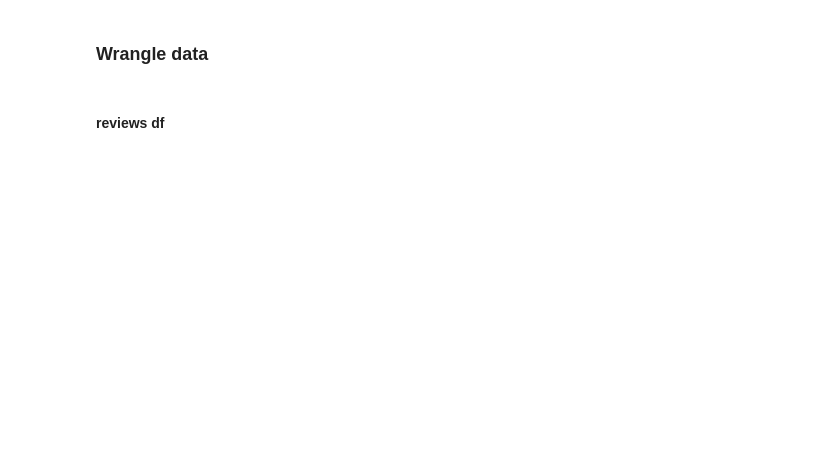
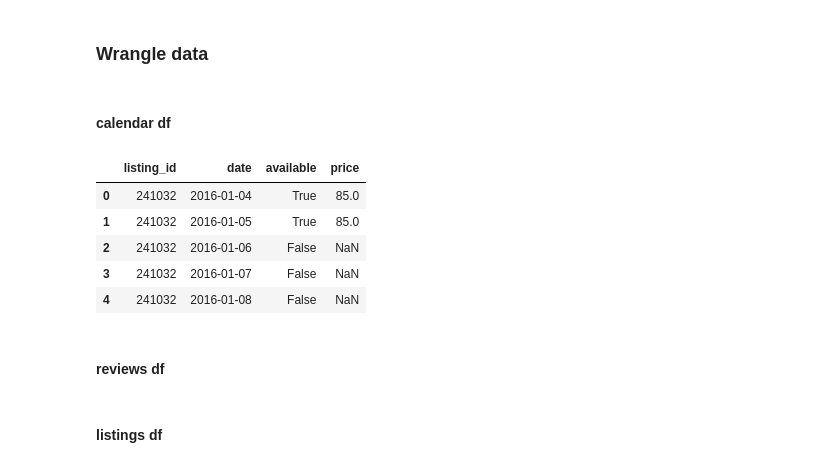
Before and after one commit to alejandrosierramartinez/airbnbseattledataset, a Jupyter notebook: seattle_AirBNB.ipynb, the cells around one changed output. Saved outputs shown, nothing was run; the diff lists cells and outputs as text; code cells hidden in the pictures; blank space fills up the shorter version.

```diff
--- a/seattle_AirBNB.ipynb
+++ b/seattle_AirBNB.ipynb
@@ -169,4 +181,25 @@ listings.description[0]
 # %% [markdown]
 ### Wrangle data
+# %% [markdown]
+#### calendar df
+# %%
+#convert to boolean
+d = {'t': True, 'f': False}
+calendar['available'] = calendar["available"].replace(d)
+# %%
+#convert date to datetime
+calendar['date'] = pd.to_datetime(calendar['date'])
+# %%
+#convert price to int
+calendar['price'] = calendar.price.str.replace('$', '').str.replace(',', '').astype(float)
+# %%
+calendar.head()
+# %% [output]
+|  | listing_id | date | available | price |
+| 0 | 241032 | 2016-01-04 | True | 85.0 |
+| 1 | 241032 | 2016-01-05 | True | 85.0 |
+| 2 | 241032 | 2016-01-06 | False | NaN |
+| 3 | 241032 | 2016-01-07 | False | NaN |
+| 4 | 241032 | 2016-01-08 | False | NaN |
 # %% [markdown]
 #### reviews df
@@ -172,0 +209,2 @@ listings.description[0]
+# %% [markdown]
+#### listings df
```
Also changed, not shown: parts of 20 cells of this notebook.
